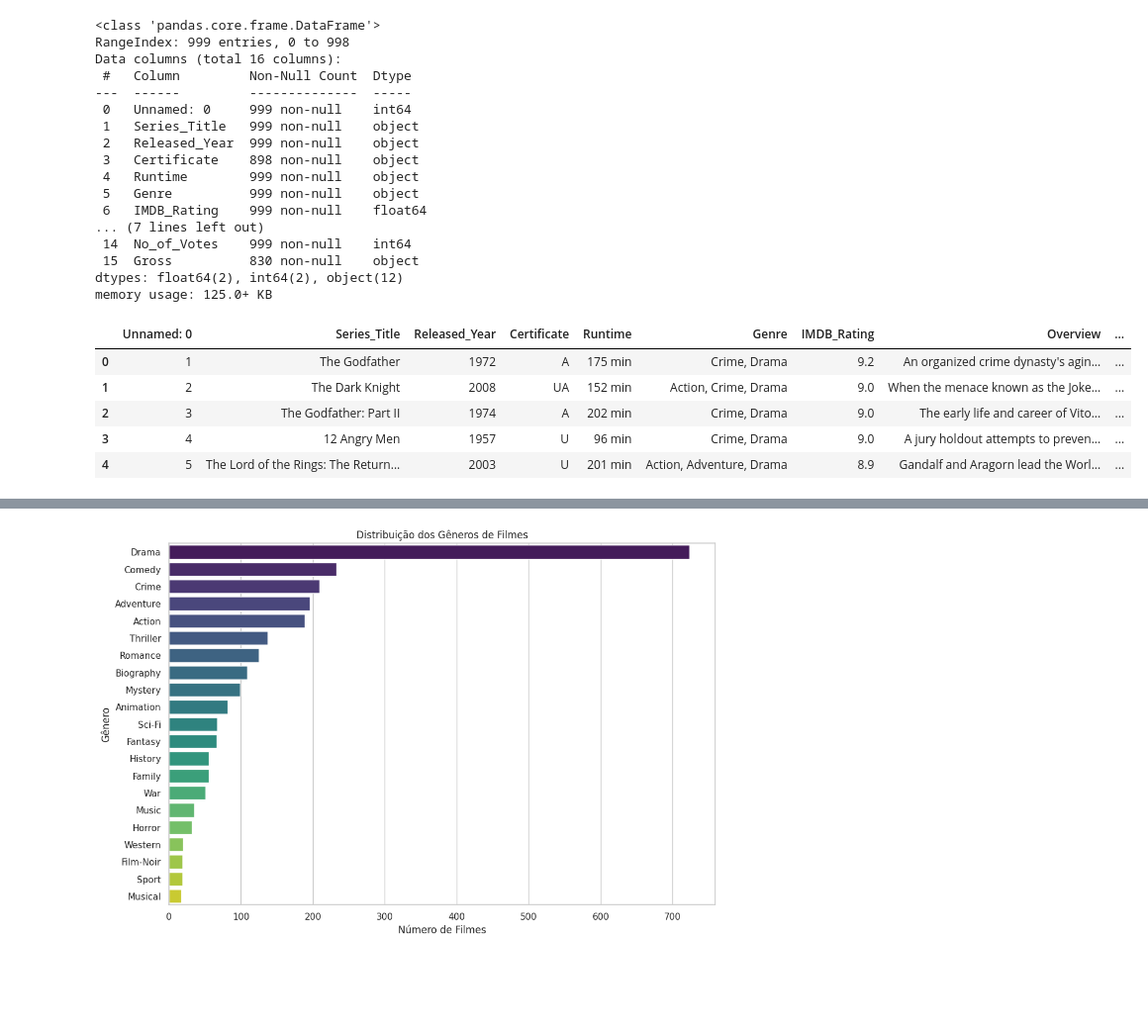
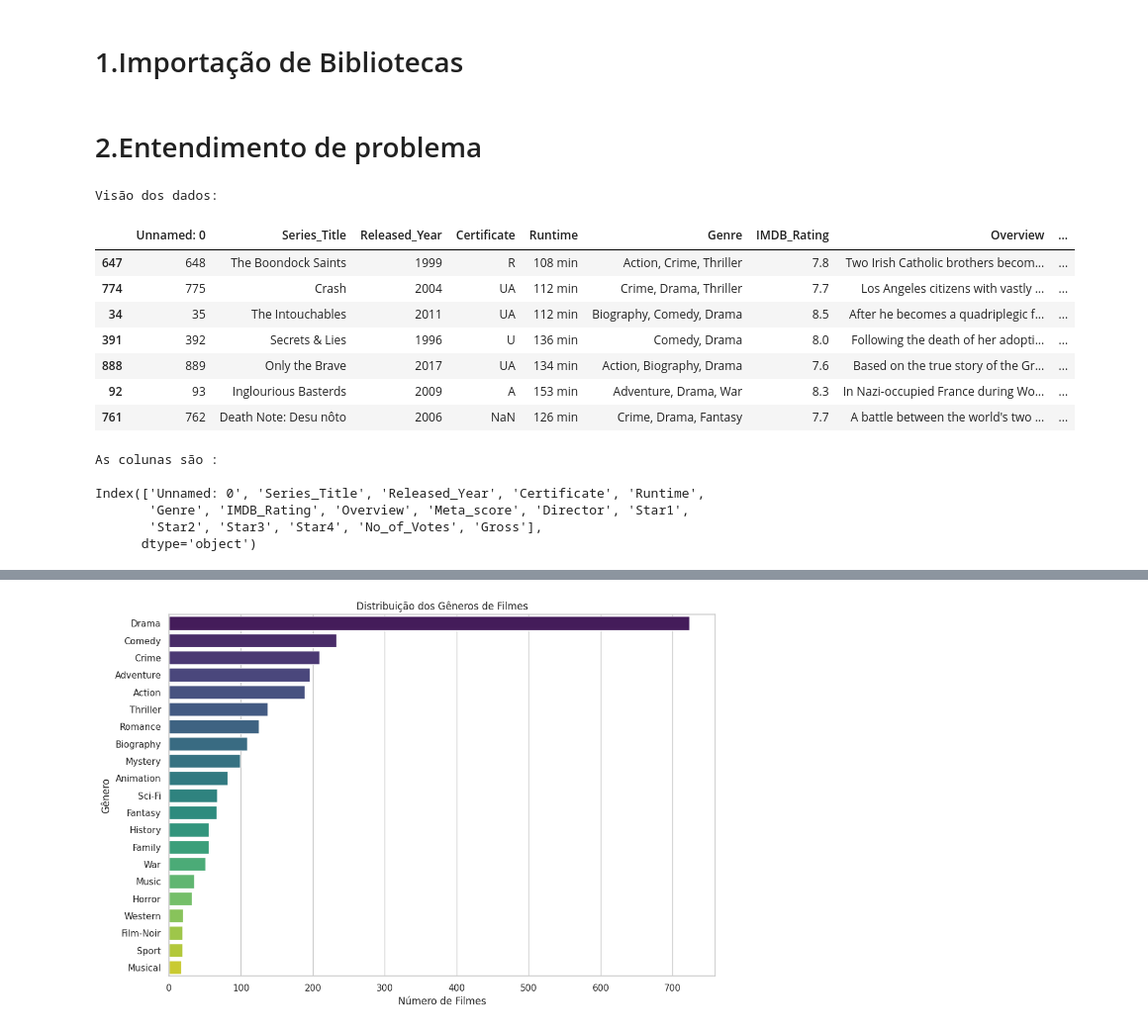
Before and after one commit to andriel300/LH_CD_ANDRIELJOSEDASILVA, a Jupyter notebook: modelagem.ipynb, the cells around one changed output, grey strips where cells are left out. Shown: that part at 99% size. Cells and saved outputs as stored; diff of their text form; code cells hidden in the pictures; blank space fills up the shorter version.

Commit message:
ADD: Analises em pandas

```diff
--- a/modelagem.ipynb
+++ b/modelagem.ipynb
@@ -1,3 +1,5 @@
+# %% [markdown]
+# 1.Importação de Bibliotecas
 # %%
 import pandas as pd
 import matplotlib.pyplot as plt
@@ -6,31 +14,30 @@ import seaborn as sns
 # Carregar e fazer leitura dos dados dentro do projeto
 caminho_do_arquivo = "../desafio-ds-imdb-diel/desafio_indicium_imdb.csv"
 data = pd.read_csv(caminho_do_arquivo)
+# %% [markdown]
+# 2.Entendimento de problema
 # %%
 # Verificar as linhas do data frame para inspeção
-data.info()
-data.head()
+print('Visão dos dados:')
+data = pd.DataFrame(data)
+data.sample(7)
 # %% [output]
-<class 'pandas.core.frame.DataFrame'>
-RangeIndex: 999 entries, 0 to 998
-Data columns (total 16 columns):
- #   Column         Non-Null Count  Dtype
----  ------         --------------  -----
- 0   Unnamed: 0     999 non-null    int64
- 1   Series_Title   999 non-null    object
- 2   Released_Year  999 non-null    object
- 3   Certificate    898 non-null    object
- 4   Runtime        999 non-null    object
- 5   Genre          999 non-null    object
- 6   IMDB_Rating    999 non-null    float64
-... (7 lines left out)
- 14  No_of_Votes    999 non-null    int64
- 15  Gross          830 non-null    object
-dtypes: float64(2), int64(2), object(12)
-memory usage: 125.0+ KB
+Visão dos dados:
 |  | Unnamed: 0 | Series_Title | Released_Year | Certificate | Runtime | Genre | IMDB_Rating | Overview | ... |
-| 0 | 1 | The Godfather | 1972 | A | 175 min | Crime, Drama | 9.2 | An organized crime dynasty's agin... | ... |
-| 1 | 2 | The Dark Knight | 2008 | UA | 152 min | Action, Crime, Drama | 9.0 | When the menace known as the Joke... | ... |
-| 2 | 3 | The Godfather: Part II | 1974 | A | 202 min | Crime, Drama | 9.0 | The early life and career of Vito... | ... |
-| 3 | 4 | 12 Angry Men | 1957 | U | 96 min | Crime, Drama | 9.0 | A jury holdout attempts to preven... | ... |
-| 4 | 5 | The Lord of the Rings: The Return... | 2003 | U | 201 min | Action, Adventure, Drama | 8.9 | Gandalf and Aragorn lead the Worl... | ... |
+| 647 | 648 | The Boondock Saints | 1999 | R | 108 min | Action, Crime, Thriller | 7.8 | Two Irish Catholic brothers becom... | ... |
+| 774 | 775 | Crash | 2004 | UA | 112 min | Crime, Drama, Thriller | 7.7 | Los Angeles citizens with vastly ... | ... |
+| 34 | 35 | The Intouchables | 2011 | UA | 112 min | Biography, Comedy, Drama | 8.5 | After he becomes a quadriplegic f... | ... |
+| 391 | 392 | Secrets & Lies | 1996 | U | 136 min | Comedy, Drama | 8.0 | Following the death of her adopti... | ... |
+| 888 | 889 | Only the Brave | 2017 | UA | 134 min | Action, Biography, Drama | 7.6 | Based on the true story of the Gr... | ... |
+| 92 | 93 | Inglourious Basterds | 2009 | A | 153 min | Adventure, Drama, War | 8.3 | In Nazi-occupied France during Wo... | ... |
+| 761 | 762 | Death Note: Desu nôto | 2006 | NaN | 126 min | Crime, Drama, Fantasy | 7.7 | A battle between the world's two ... | ... |
+# %%
+print('As colunas são :\n')
+print(data.columns)
+# %% [output]
+As colunas são :
+
+Index(['Unnamed: 0', 'Series_Title', 'Released_Year', 'Certificate', 'Runtime',
+       'Genre', 'IMDB_Rating', 'Overview', 'Meta_score', 'Director', 'Star1',
+       'Star2', 'Star3', 'Star4', 'No_of_Votes', 'Gross'],
+      dtype='object')
```
Also changed, not shown: parts of 17 cells of this notebook, 1 other file.
